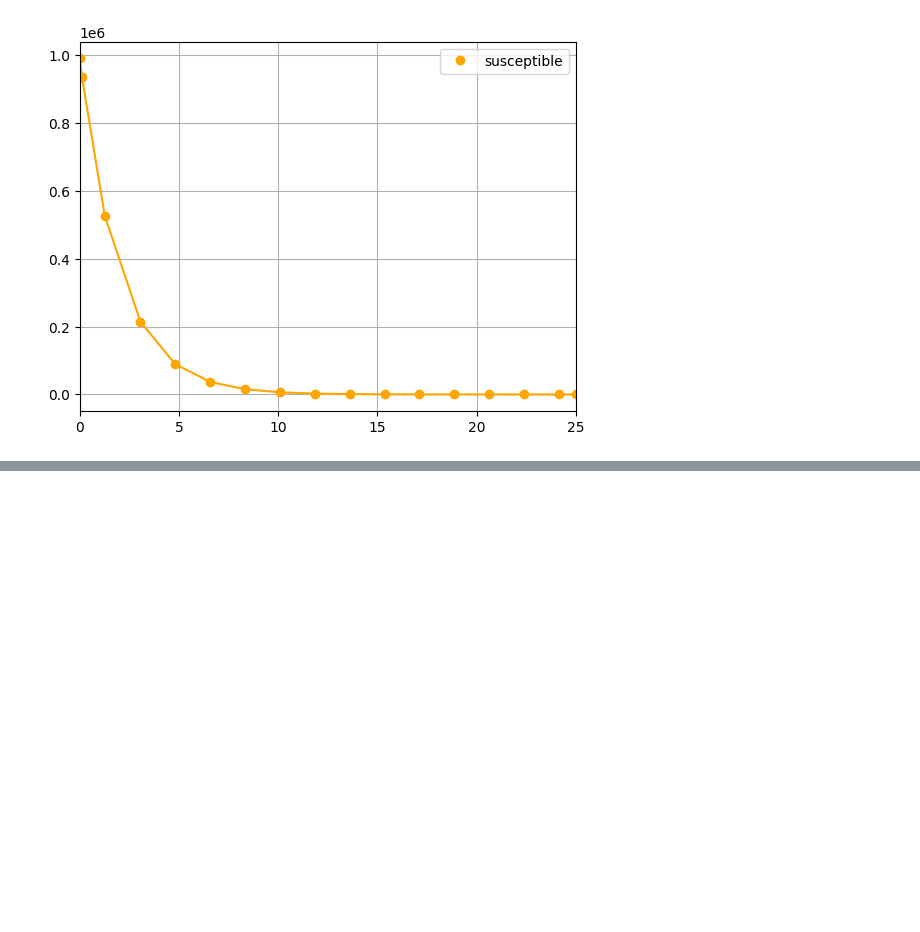
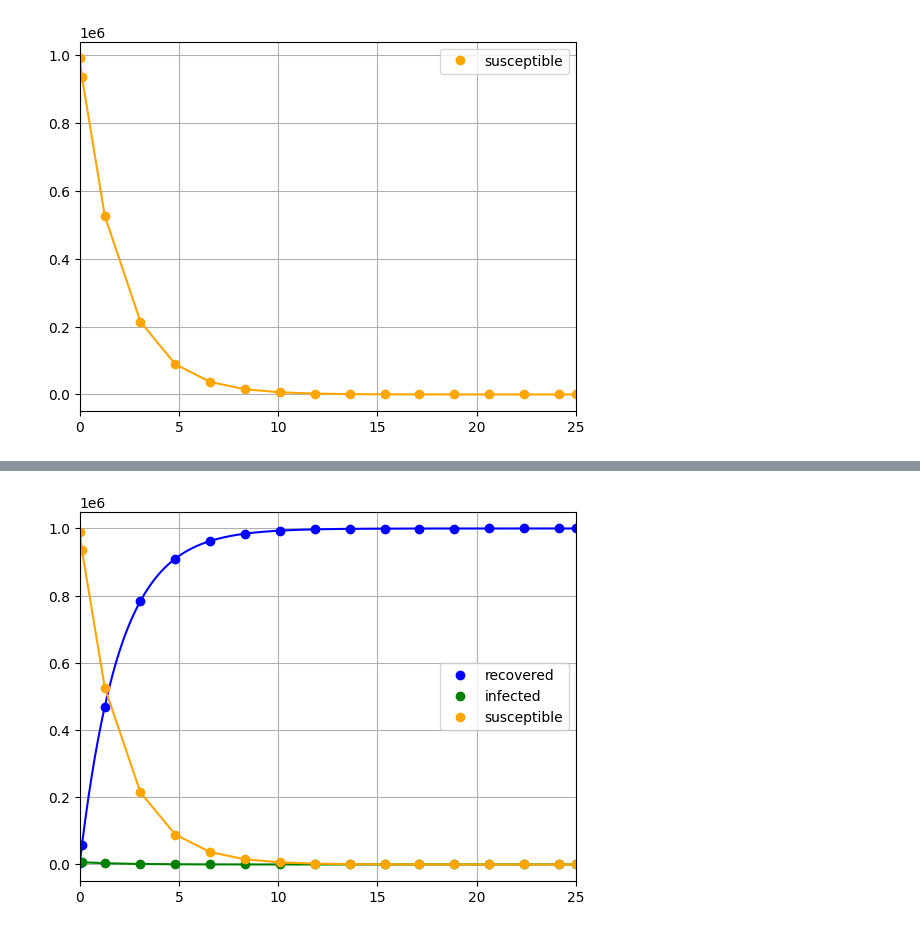
Before and after one commit to PavelStelmakhV/hw304-csipy, a Jupyter notebook: Hw4.2.ipynb, the cells around one changed output, grey strips where cells are left out. Cells and saved outputs as stored; diff of their text form; code cells hidden in the pictures; blank space fills up the shorter version.

```diff
--- a/Hw4.2.ipynb
+++ b/Hw4.2.ipynb
@@ -39,0 +75,15 @@ infected = solve_ivp(dSdt, (t0, tf), [I0])
+# %%
+plt.plot(susceptible.t, N - susceptible.y[0] - infected.y[0], 'o', color='blue', label='recovered')
+plt.plot(more_date, recovered(more_date), color='blue')
+
+plt.plot(infected.t, infected.y[0], 'o', color='green', label='infected')
+plt.plot(infected.t, infected.sol(infected.t)[0], color='green')
+
+plt.plot(susceptible.t, susceptible.y[0], 'o', color='orange', label='susceptible')
+plt.plot(susceptible.t, susceptible.sol(susceptible.t)[0], color='orange')
+
+plt.legend()
+plt.xlim(t0, tf)
+plt.grid()
+# %% [output]
+[figure, added]
```
Also changed, not shown: parts of 7 cells of this notebook.
